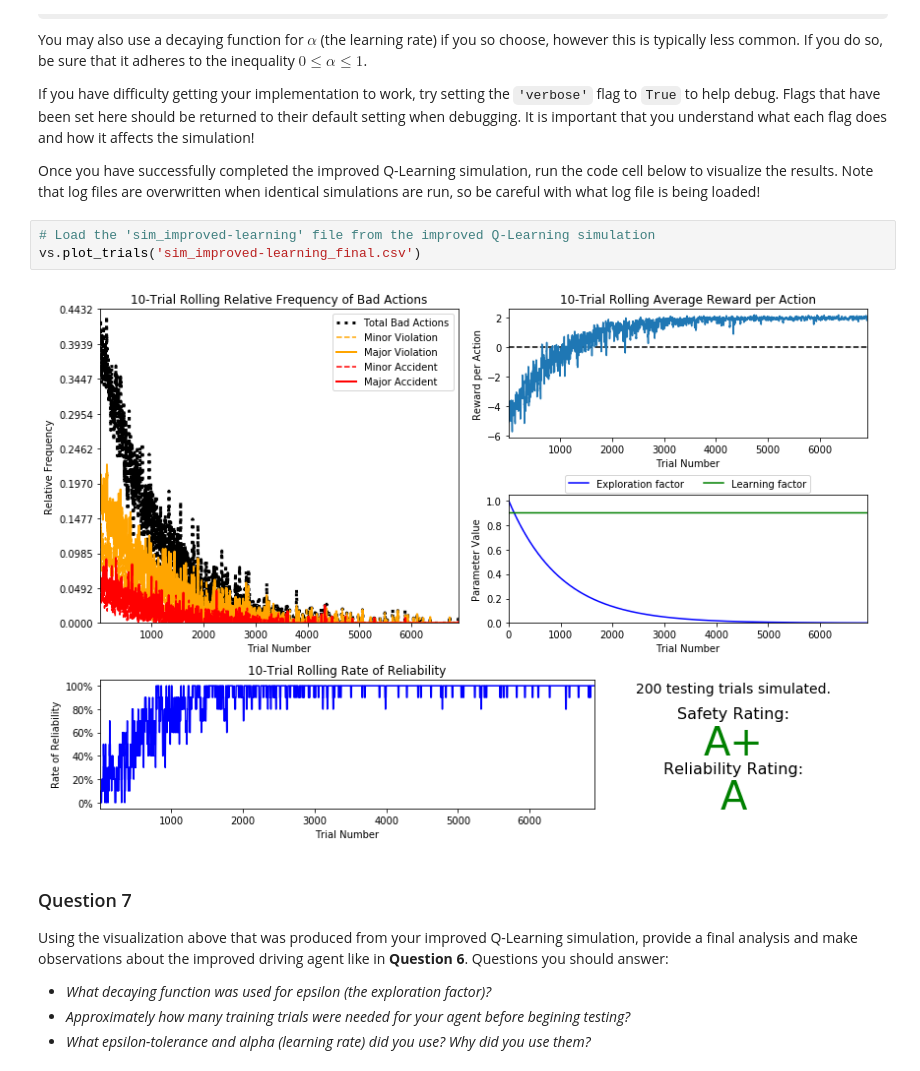
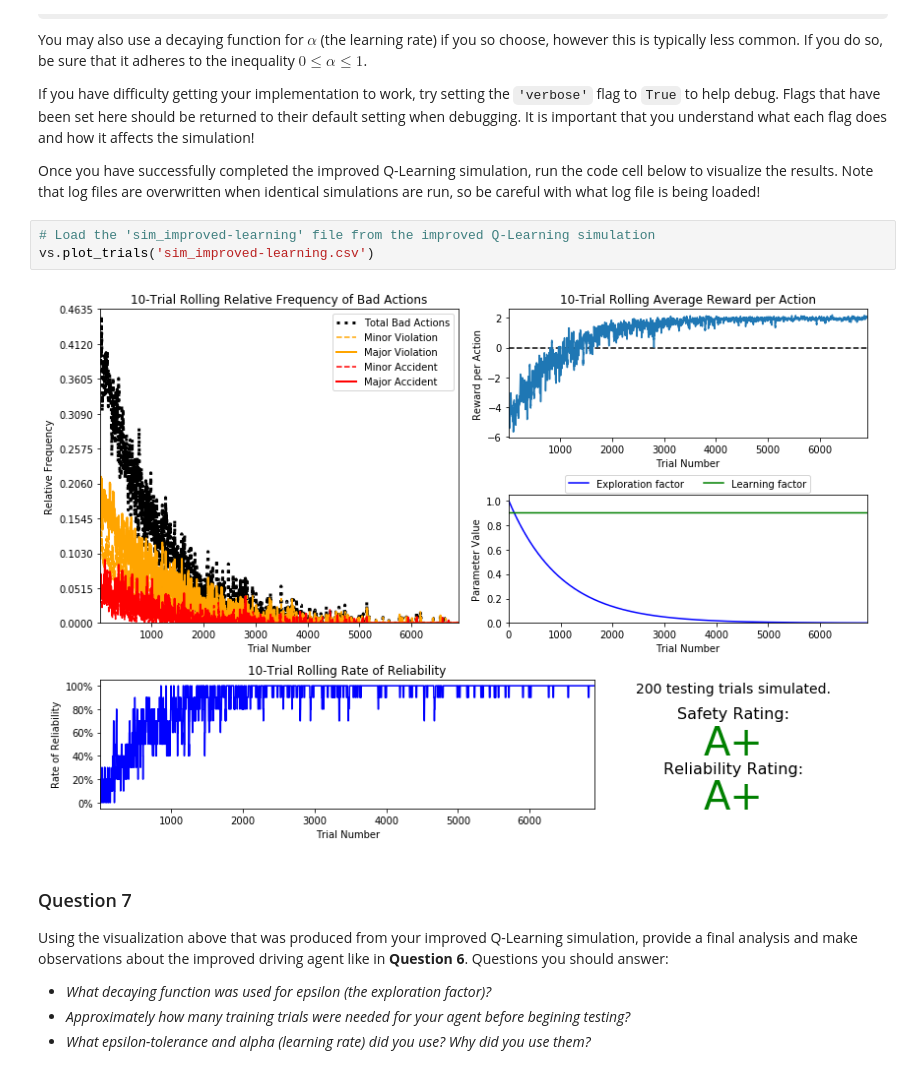
Before and after one commit to apikzorian/smartcab, a Jupyter notebook: smartcab.ipynb, the cells around one changed output. Drawn from its saved outputs; the diff is of its cells as text; some formulas as TeX source.

```diff
--- a/smartcab.ipynb
+++ b/smartcab.ipynb
@@ -240,9 +240,9 @@ If you have difficulty getting your implementation to work, try setting the `'ve
 Once you have successfully completed the improved Q-Learning simulation, run the code cell below to visualize the results. Note that log files are overwritten when identical simulations are run, so be careful with what log file is being loaded!
 # %%
 # Load the 'sim_improved-learning' file from the improved Q-Learning simulation
-vs.plot_trials('sim_improved-learning_final.csv')
+vs.plot_trials('sim_improved-learning.csv')
 # %% [output]
-[figure, old version]
+[figure, new version]
 # %% [markdown]
 ### Question 7
 Using the visualization above that was produced from your improved Q-Learning simulation, provide a final analysis and make observations about the improved driving agent like in **Question 6**. Questions you should answer:
```
Also changed, not shown: parts of 4 cells of this notebook, 1 other file.
